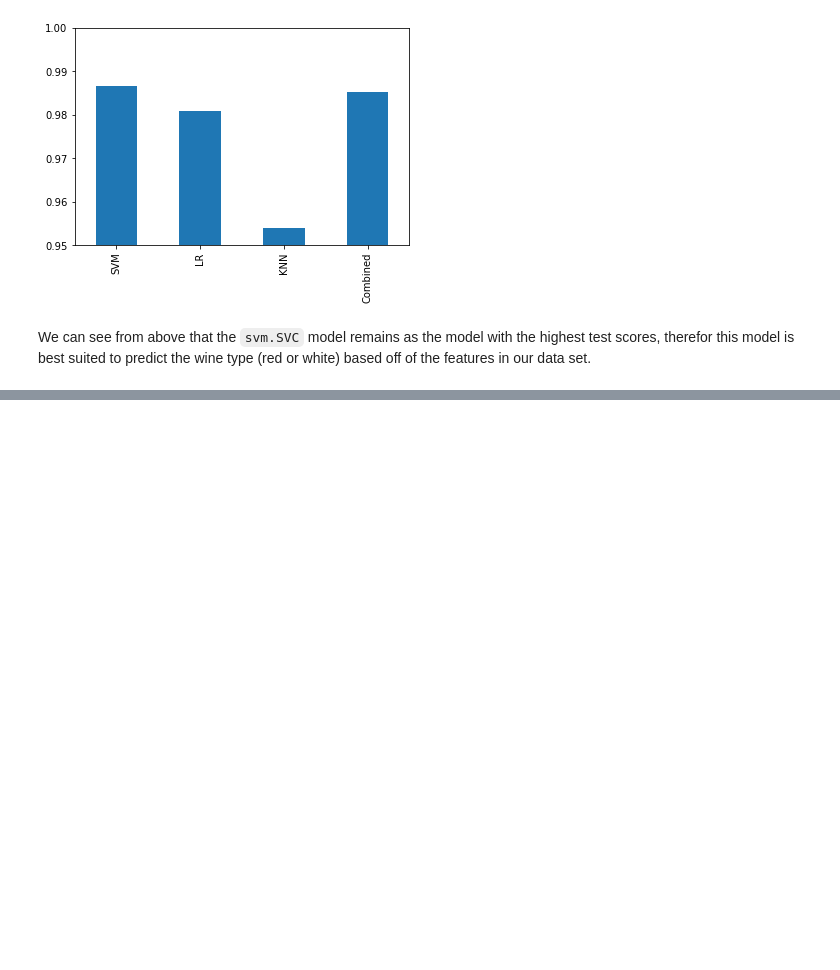
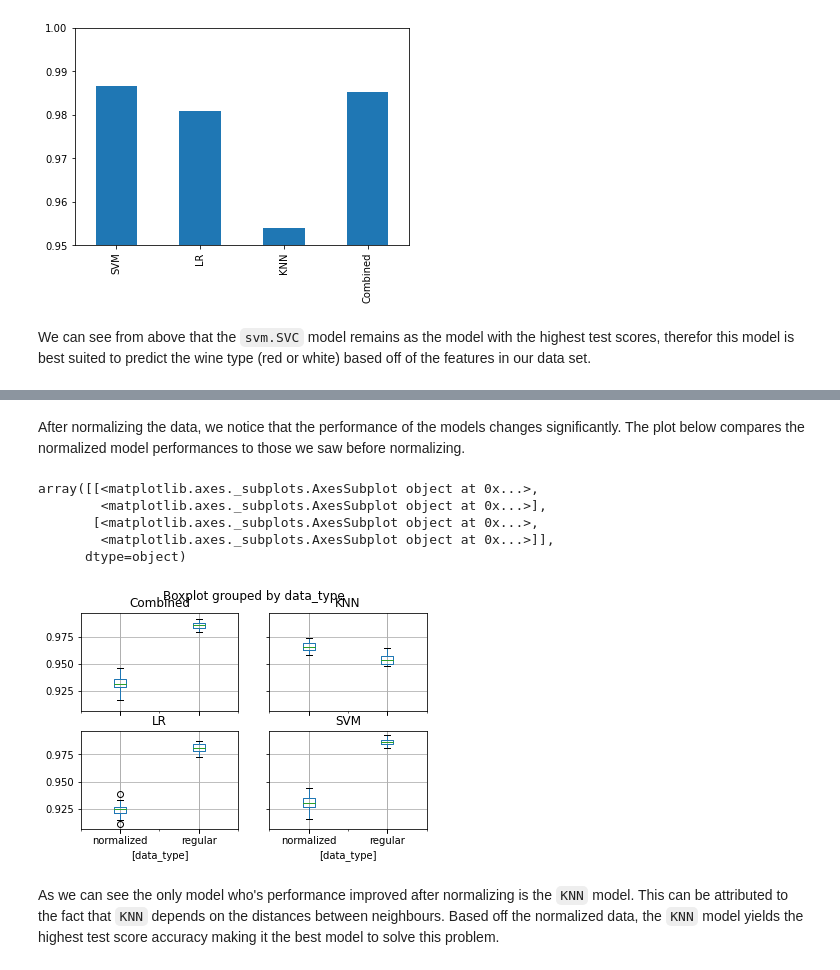
Before and after one commit to avneetgill/ensf544Project, a Jupyter notebook: Project1.2/Q2 Binary Classification.ipynb, the cells around one changed output, grey strips where cells are left out. Cells and saved outputs as stored; diff of their text form; code cells hidden in the pictures; blank space fills up the shorter version.

```diff
--- a/Project1.2/Q2 Binary Classification.ipynb
+++ b/Project1.2/Q2 Binary Classification.ipynb
@@ -197,0 +256,19 @@ We can see from above that the `svm.SVC` model remains as the model with the hig
+# %% [markdown]
+After normalizing the data, we notice that the performance of the models changes significantly. The plot below compares the normalized model performances to those we saw before normalizing.
+# %%
+df_normalized['data_type'] = "normalized"
+
+df['data_type'] = "regular"
+
+df_merged = pd.concat([df_normalized, df], ignore_index=True)
+
+df_merged.boxplot(by='data_type')
+# %% [output]
+array([[<matplotlib.axes._subplots.AxesSubplot object at 0x...>,
+        <matplotlib.axes._subplots.AxesSubplot object at 0x...>],
+       [<matplotlib.axes._subplots.AxesSubplot object at 0x...>,
+        <matplotlib.axes._subplots.AxesSubplot object at 0x...>]],
+      dtype=object)
+[figure, added]
+# %% [markdown]
+As we can see the only model who's performance improved after normalizing is the `KNN` model. This can be attributed to the fact that `KNN` depends on the distances between neighbours. Based off the normalized data, the `KNN` model yields the highest test score accuracy making it the best model to solve this problem.
```
Also changed, not shown: parts of 10 cells of this notebook.
